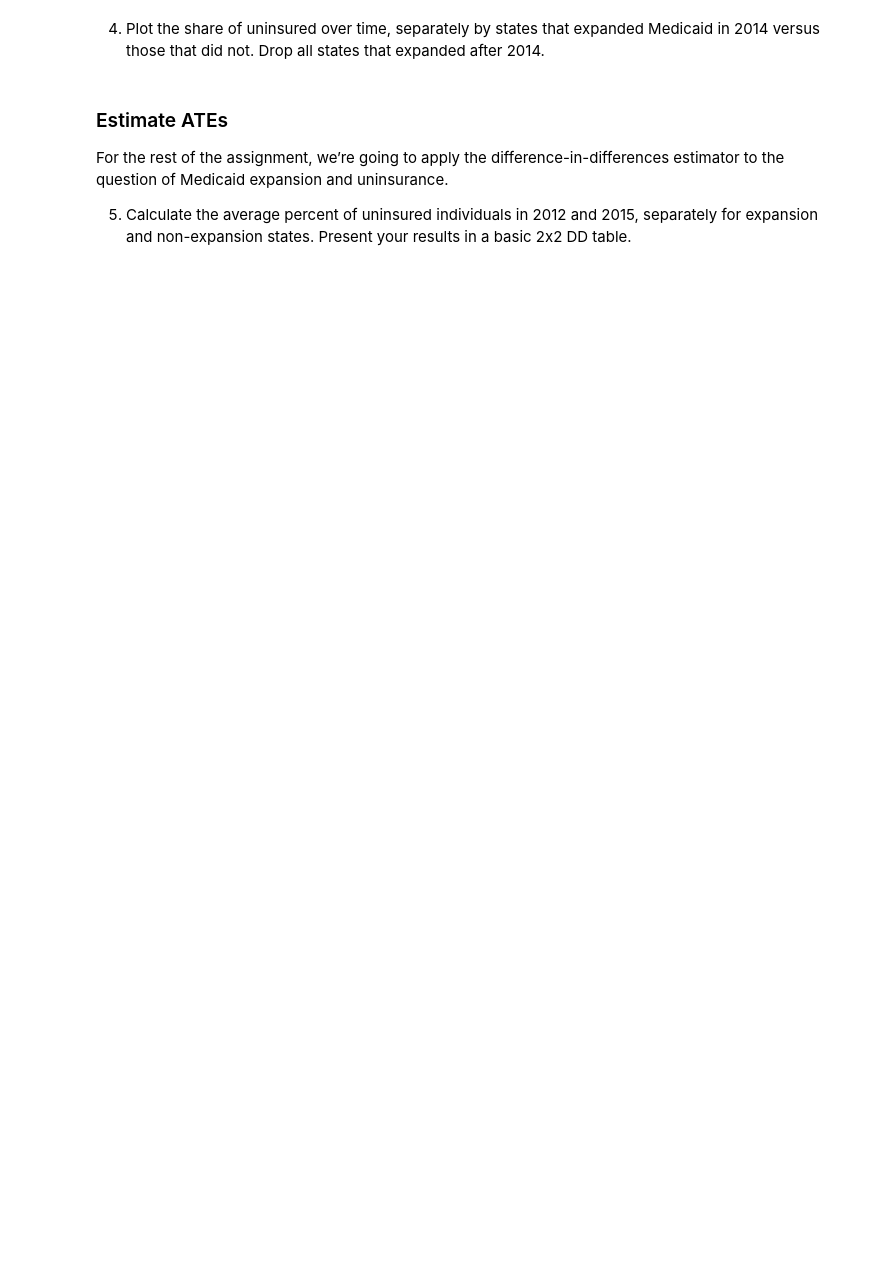
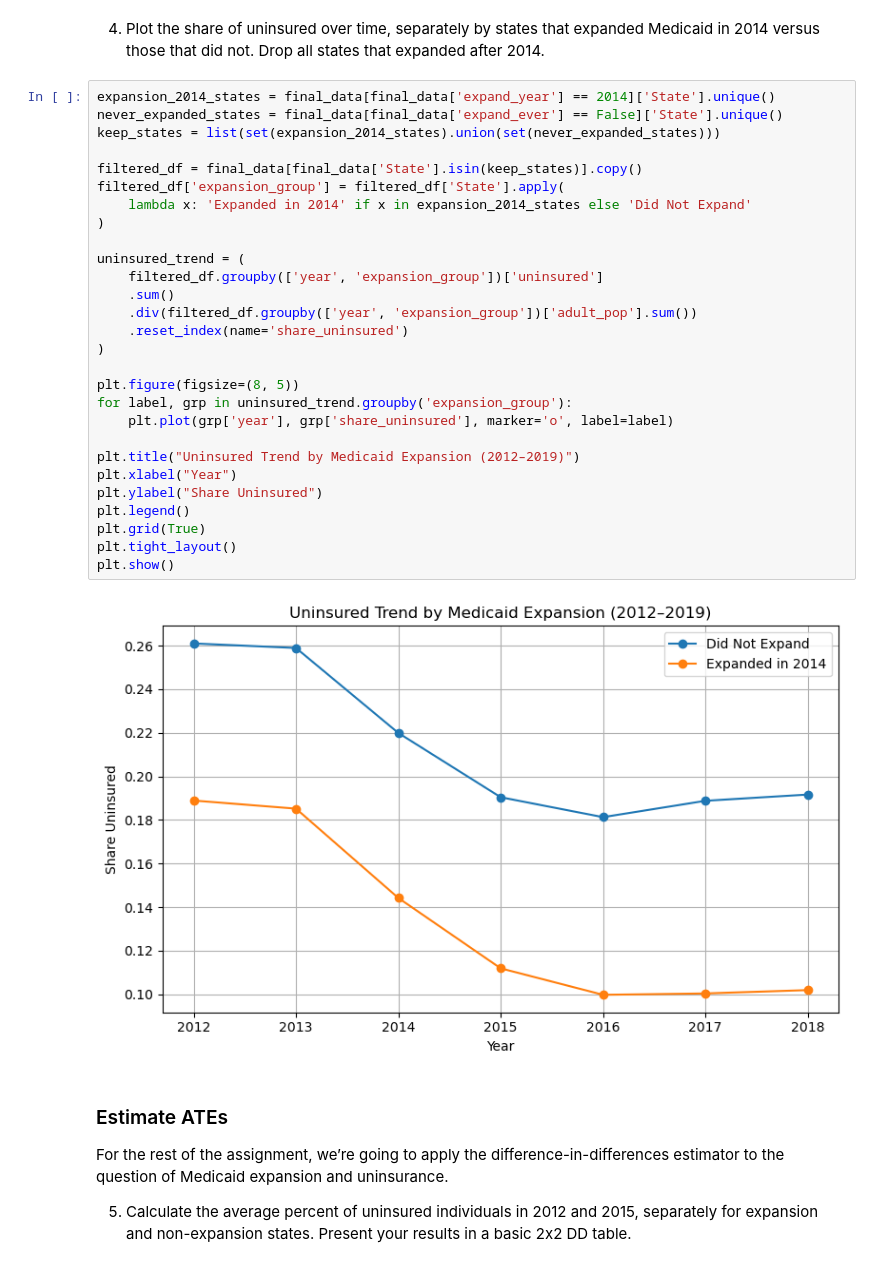
Before and after one commit to katespencermaw/Homework5, a Jupyter notebook: submission1/Homework5-1.ipynb, the cells around one changed output. Saved outputs shown, nothing was run; the diff lists cells and outputs as text; blank space fills up the shorter version.

```diff
--- a/submission1/Homework5-1.ipynb
+++ b/submission1/Homework5-1.ipynb
@@ -18,5 +58,35 @@ In this assignment, you’ll recreate the Insurance and Medicaid Expansion data
 # %% [markdown]
 4. Plot the share of uninsured over time, separately by states that expanded Medicaid in 2014 versus those that did not. Drop all states that expanded after 2014.
+# %%
+expansion_2014_states = final_data[final_data['expand_year'] == 2014]['State'].unique()
+never_expanded_states = final_data[final_data['expand_ever'] == False]['State'].unique()
+keep_states = list(set(expansion_2014_states).union(set(never_expanded_states)))
+
+filtered_df = final_data[final_data['State'].isin(keep_states)].copy()
+filtered_df['expansion_group'] = filtered_df['State'].apply(
+    lambda x: 'Expanded in 2014' if x in expansion_2014_states else 'Did Not Expand'
+)
+
+uninsured_trend = (
+    filtered_df.groupby(['year', 'expansion_group'])['uninsured']
+    .sum()
+    .div(filtered_df.groupby(['year', 'expansion_group'])['adult_pop'].sum())
+    .reset_index(name='share_uninsured')
+)
+
+plt.figure(figsize=(8, 5))
+for label, grp in uninsured_trend.groupby('expansion_group'):
+    plt.plot(grp['year'], grp['share_uninsured'], marker='o', label=label)
+
+plt.title("Uninsured Trend by Medicaid Expansion (2012–2019)")
+plt.xlabel("Year")
+plt.ylabel("Share Uninsured")
+plt.legend()
+plt.grid(True)
+plt.tight_layout()
+plt.show()
+# %% [output]
+[figure, added]
 # %% [markdown]
 ### Estimate ATEs
 
```
Also changed, not shown: parts of 11 cells of this notebook.
